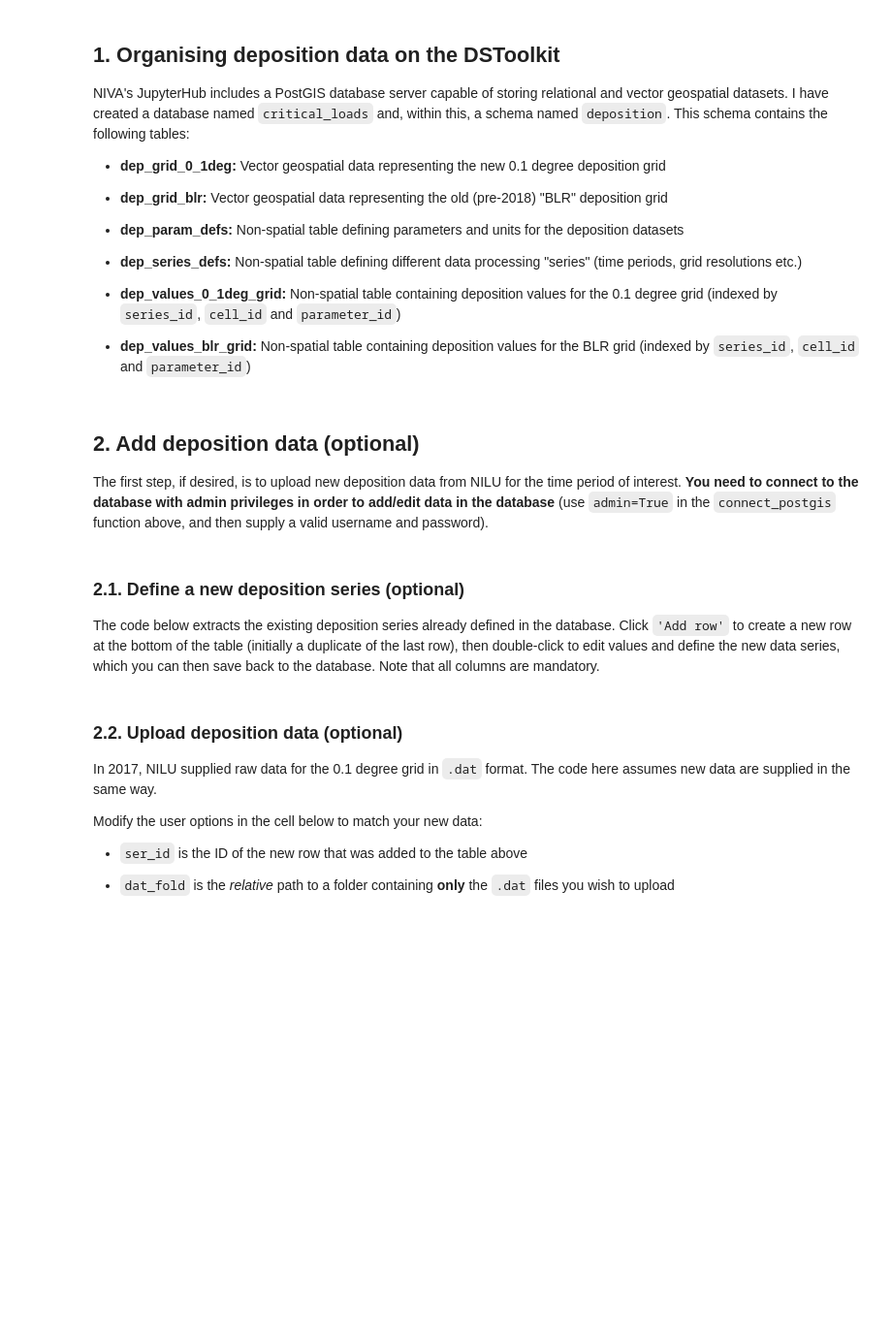
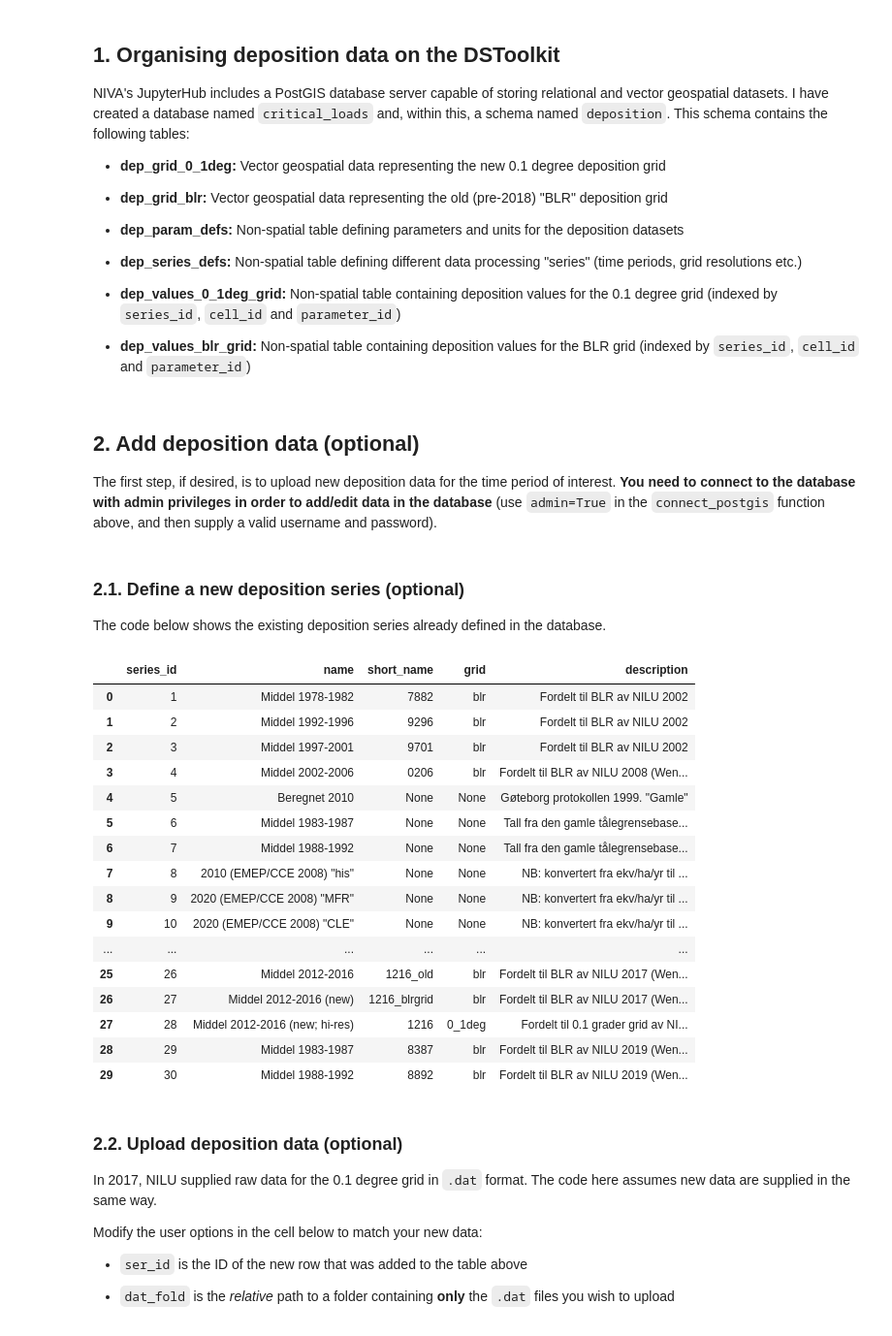
Before and after one commit to JamesSample/critical_loads_2, a Jupyter notebook: notebooks/02_deposition_new_grid.ipynb, the cells around one changed output. Shown: that part at 97% size. Cells and saved outputs as stored; diff of their text form; code cells hidden in the pictures; blank space fills up the shorter version.

Commit message:
Improved handling of deposition data

```diff
--- a/notebooks/02_deposition_new_grid.ipynb
+++ b/notebooks/02_deposition_new_grid.ipynb
@@ -41,12 +40,31 @@ NIVA's JupyterHub includes a PostGIS database server capable of storing relation
 # %% [markdown]
 ## 2. Add deposition data (optional)
 
-The first step, if desired, is to upload new deposition data from NILU for the time period of interest. **You need to connect to the database with admin privileges in order to add/edit data in the database** (use `admin=True` in the `connect_postgis` function above, and then supply a valid username and password).
+The first step, if desired, is to upload new deposition data for the time period of interest. **You need to connect to the database with admin privileges in order to add/edit data in the database** (use `admin=True` in the `connect_postgis` function above, and then supply a valid username and password).
 # %% [markdown]
 ### 2.1. Define a new deposition series (optional)
 
-The code below extracts the existing deposition series already defined in the database. Click `'Add row'` to create a new row at the bottom of the table (initially a duplicate of the last row), then double-click to edit values and define the new data series, which you can then save back to the database. Note that all columns are mandatory.
+The code below shows the existing deposition series already defined in the database.
 # %%
-## Define a new deposition series
-#ser_grid = cl.view_dep_series(eng)
-#ser_grid
+# Show series already in database
+with pd.option_context("display.max_colwidth", -1):
+    ser_grid = cl.view_dep_series(eng)
+    display(ser_grid)
+# %% [output]
+|  | series_id | name | short_name | grid | description |
+| 0 | 1 | Middel 1978-1982 | 7882 | blr | Fordelt til BLR av NILU 2002 |
+| 1 | 2 | Middel 1992-1996 | 9296 | blr | Fordelt til BLR av NILU 2002 |
+| 2 | 3 | Middel 1997-2001 | 9701 | blr | Fordelt til BLR av NILU 2002 |
+| 3 | 4 | Middel 2002-2006 | 0206 | blr | Fordelt til BLR av NILU 2008 (Wen... |
+| 4 | 5 | Beregnet 2010 | None | None | Gøteborg protokollen 1999. "Gamle" |
+| 5 | 6 | Middel 1983-1987 | None | None | Tall fra den gamle tålegrensebase... |
+| 6 | 7 | Middel 1988-1992 | None | None | Tall fra den gamle tålegrensebase... |
+| 7 | 8 | 2010 (EMEP/CCE 2008) "his" | None | None | NB: konvertert fra ekv/ha/yr til ... |
+| 8 | 9 | 2020 (EMEP/CCE 2008) "MFR" | None | None | NB: konvertert fra ekv/ha/yr til ... |
+| 9 | 10 | 2020 (EMEP/CCE 2008) "CLE" | None | None | NB: konvertert fra ekv/ha/yr til ... |
+| ... | ... | ... | ... | ... | ... |
+| 25 | 26 | Middel 2012-2016 | 1216_old | blr | Fordelt til BLR av NILU 2017 (Wen... |
+| 26 | 27 | Middel 2012-2016 (new) | 1216_blrgrid | blr | Fordelt til BLR av NILU 2017 (Wen... |
+| 27 | 28 | Middel 2012-2016 (new; hi-res) | 1216 | 0_1deg | Fordelt til 0.1 grader grid av NI... |
+| 28 | 29 | Middel 1983-1987 | 8387 | blr | Fordelt til BLR av NILU 2019 (Wen... |
+| 29 | 30 | Middel 1988-1992 | 8892 | blr | Fordelt til BLR av NILU 2019 (Wen... |
```
Also changed, not shown: parts of 12 cells of this notebook, 2 other files.
